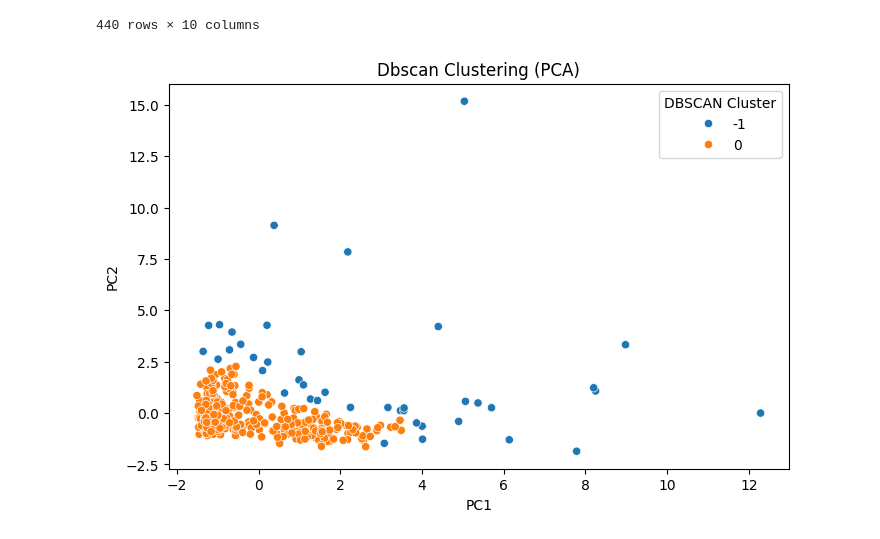
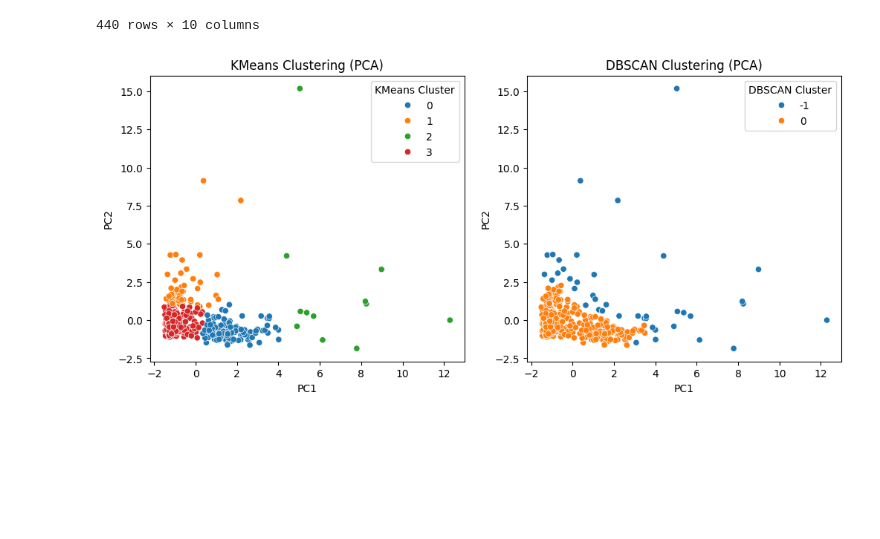
Before and after one commit to hasanzaman22/ClusteringWholesaleCustomer, a Jupyter notebook: ClusteringWholesaleCustomer.ipynb, the cells around one changed output. Cells and saved outputs as stored; diff of their text form; code cells hidden in the pictures; blank space fills up the shorter version.

```diff
--- a/ClusteringWholesaleCustomer.ipynb
+++ b/ClusteringWholesaleCustomer.ipynb
@@ -171,12 +171,19 @@ df
 # %%
 import seaborn as sns
 # %%
-plt.figure(figsize=(8,5))
+plt.figure(figsize=(12,5))
+plt.subplot(1,2,1)
+sns.scatterplot(x=pca_data[:,0], y=pca_data[:,1], hue=km_model, palette='tab10')
+plt.title('KMeans Clustering (PCA)')
+plt.xlabel('PC1')
+plt.ylabel('PC2')
+plt.legend(title='KMeans Cluster')
+plt.subplot(1,2,2)
 sns.scatterplot(x=pca_data[:,0], y=pca_data[:,1], hue=db_model, palette='tab10')
-plt.title('Dbscan Clustering (PCA)')
+plt.title('DBSCAN Clustering (PCA)')
 plt.xlabel('PC1')
 plt.ylabel('PC2')
 plt.legend(title='DBSCAN Cluster')
 plt.show()
 # %% [output]
-[figure, old version]
+[figure, new version]
```
